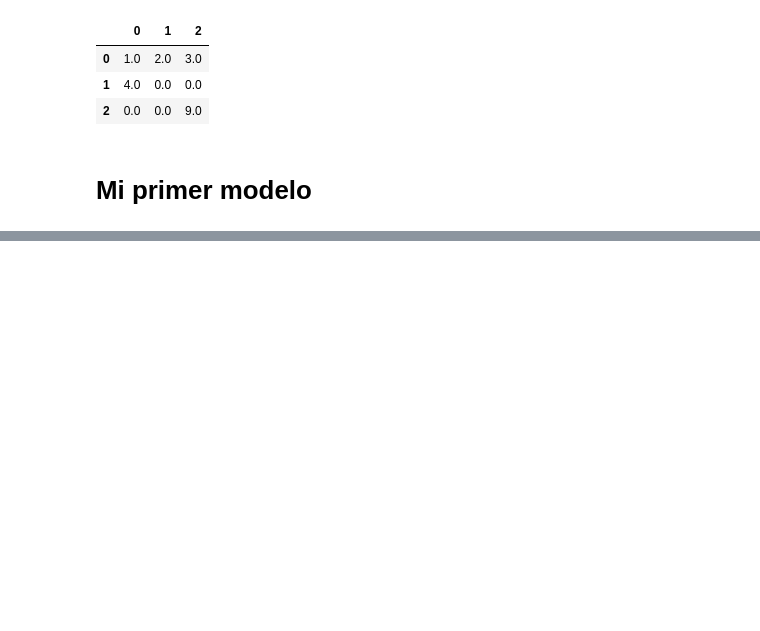
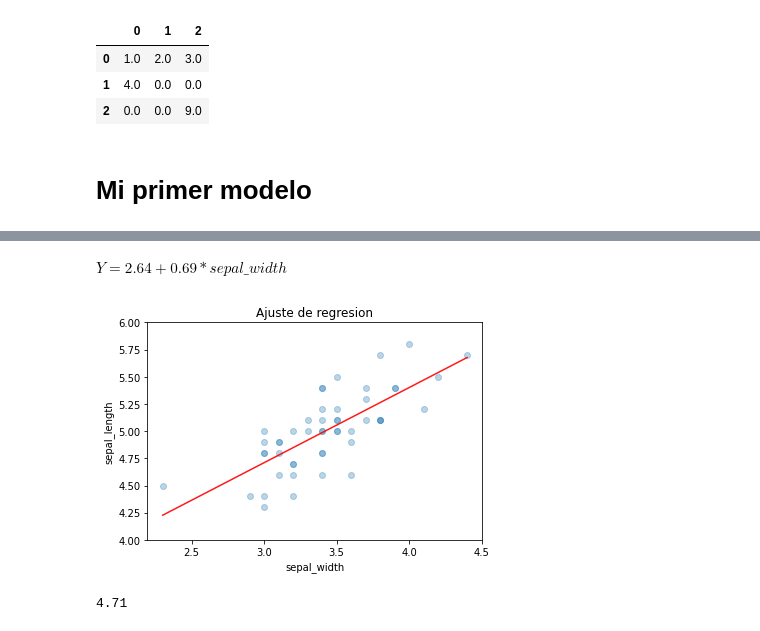
Before and after one commit to yeiscop/PYTHON, a Jupyter notebook: Clas_02_06_Agosto_DatAnova.ipynb, the cells around one changed output, grey strips where cells are left out. Drawn from its saved outputs; the diff is of its cells as text; code cells hidden in the pictures; blank space fills up the shorter version.

```diff
--- a/Clas_02_06_Agosto_DatAnova.ipynb
+++ b/Clas_02_06_Agosto_DatAnova.ipynb
@@ -406,0 +490,4 @@ df
+# %%
+# utilizando la api de formula de statsmodels
+est = smf.ols(formula='sepal_length ~ sepal_width', data=iris_mod_1).fit()
+est.summary() # Employed se estima en base a GNP.
@@ -406,0 +514,26 @@ df
+# %% [markdown]
+$Y = 2.64 + 0.69*sepal\_width$
+# %%
+# grafico de regresion. que tanto se ajusta el modelo a los datos.
+y = iris_mod_1.sepal_length  # Respuesta
+X = iris_mod_1.sepal_width  # Predictor
+X = sm.add_constant(X) # agrega constante
+
+X_1 = pd.DataFrame({'sepal_width': np.linspace(X.sepal_width.min(), X.sepal_width.max(), 5)})
+X_1 = sm.add_constant(X_1)
+
+y_reg = est.predict(X_1) # estimacion
+
+plt.scatter(X.sepal_width, y, alpha=0.3)  # grafica los puntos de datos
+plt.ylim(4, 6)  # limite de eje y
+plt.xlabel("sepal_width") # leyenda eje x
+plt.ylabel("sepal_length") # leyenda eje y
+plt.title("Ajuste de regresion") # titulo del grafico
+reg = plt.plot(X_1.sepal_width, y_reg, 'r', alpha=0.9)  # linea de regresion
+# %% [output]
+[figure, added]
+# %%
+Y = 2.64 + 0.69*3
+Y
+# %% [output]
+4.71
```
Also changed, not shown: parts of 15 cells of this notebook.
